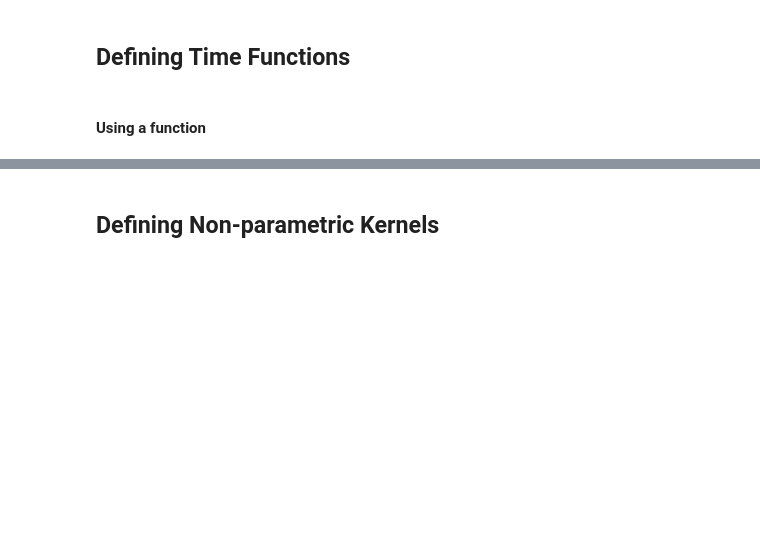
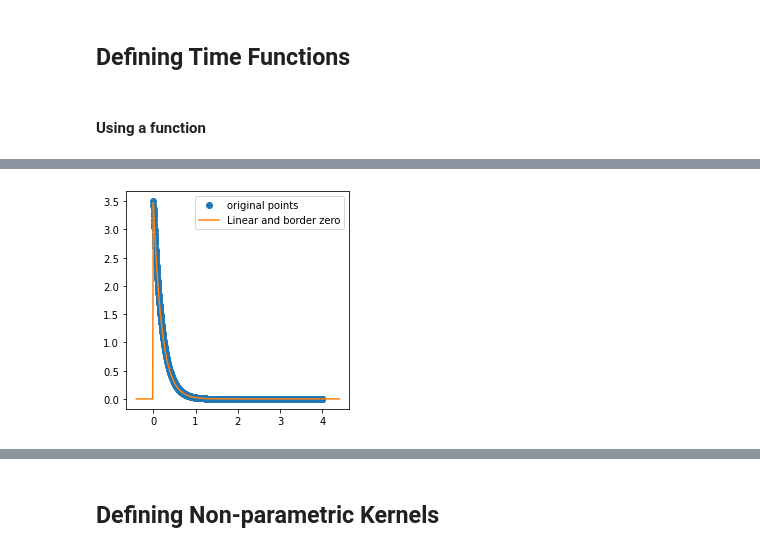
Before and after one commit to MarcosCarreira/Hawkes-With-Latency, a Jupyter notebook: Tick.ipynb, the cells around one changed output, grey strips where cells are left out. Drawn from its saved outputs; the diff is of its cells as text; code cells hidden in the pictures; blank space fills up the shorter version.

```diff
--- a/Tick.ipynb
+++ b/Tick.ipynb
@@ -70,0 +75,9 @@ plot_timefunction(tf2)
+# %%
+def time_func(f, support, t0=0, steps=1000):
+    t_values = np.linspace(0, support, steps+1)
+    y_values = f(t_values - t0) * np.heaviside(t_values - t0, 1)
+    return TimeFunction(values=(t_values, y_values),
+                        border_type=TimeFunction.Border0,
+                        inter_mode=TimeFunction.InterLinear)
+# %%
+tf_1 = time_func(g1, 4)
@@ -70,0 +90,4 @@ plot_timefunction(tf2)
+# %%
+plot_timefunction(tf_1)
+# %% [output]
+[figure, added]
```
Also changed, not shown: parts of 34 cells of this notebook, 16 other files.
